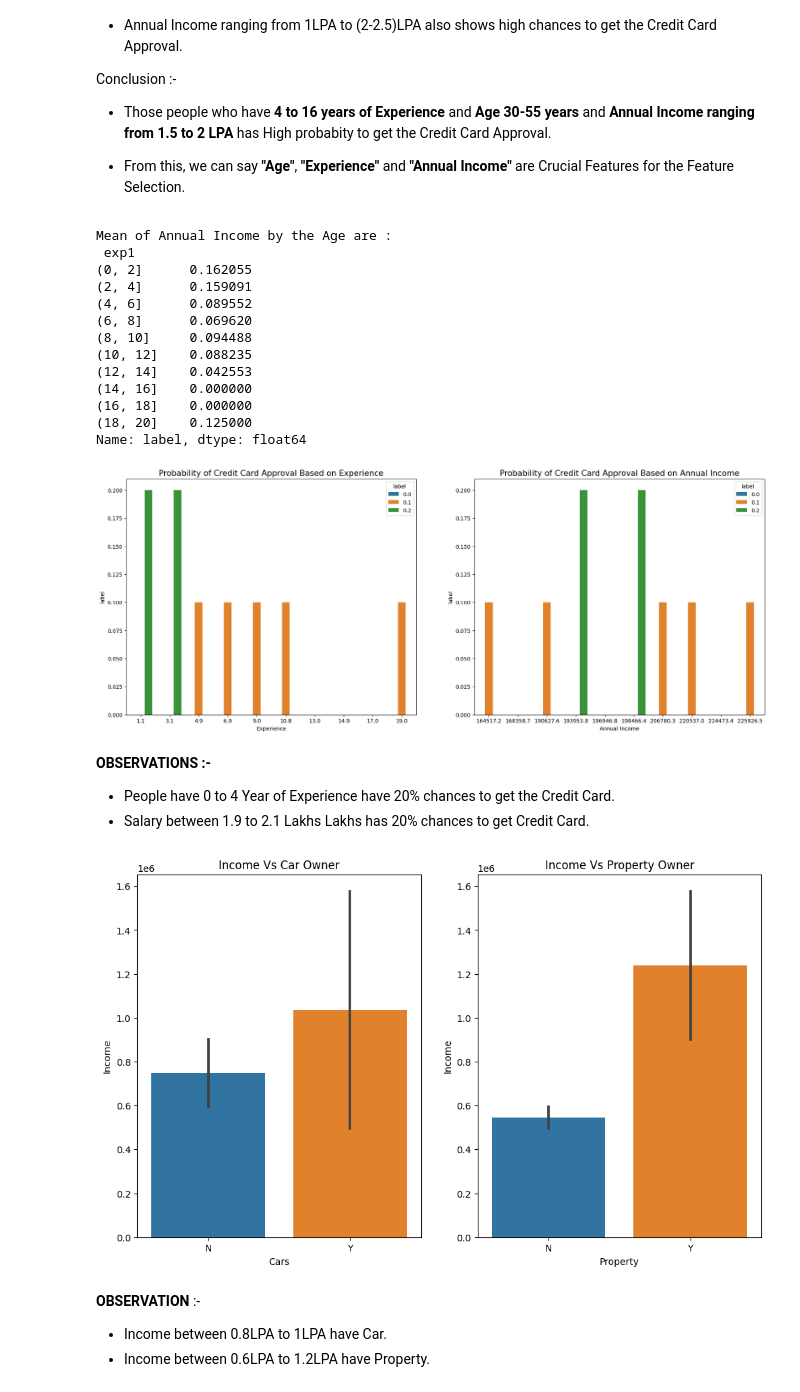
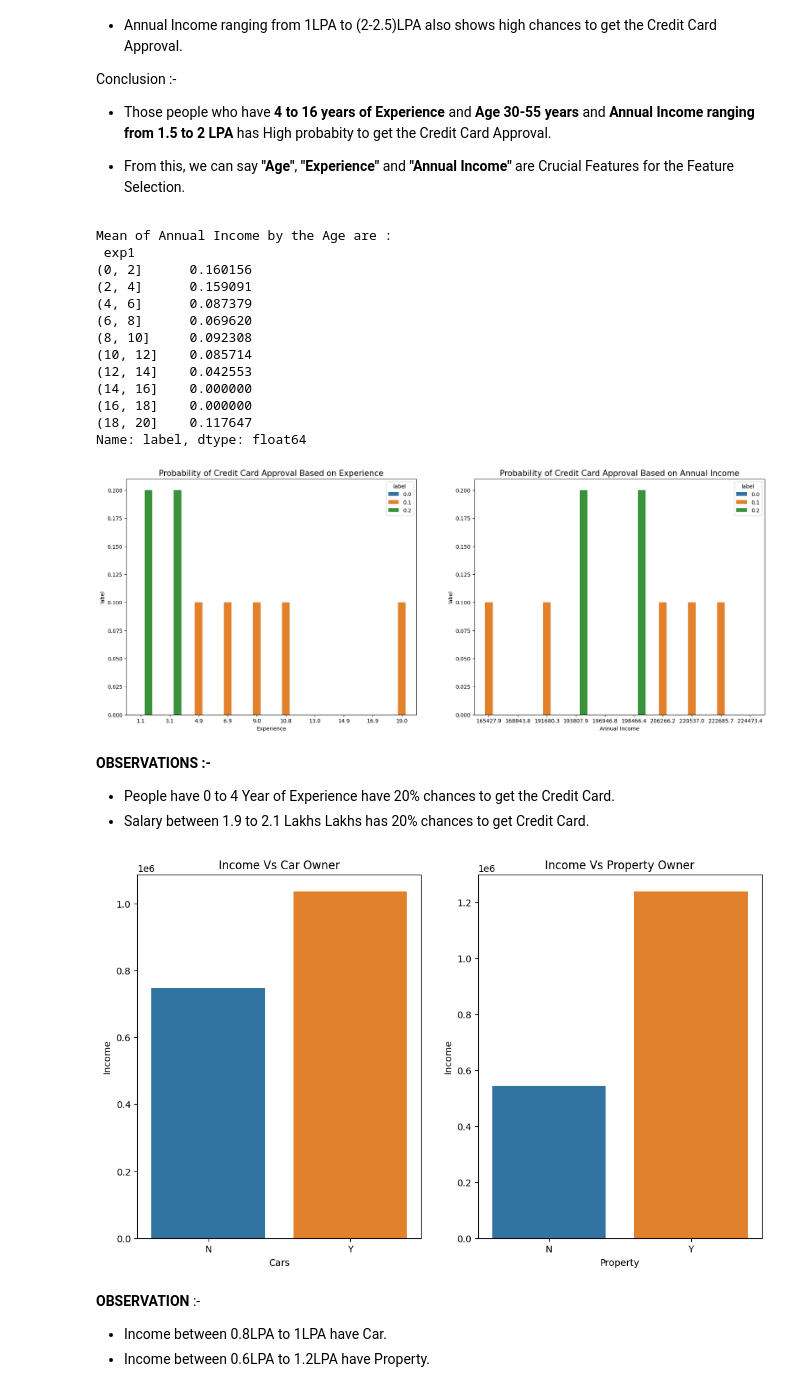
Before and after one commit to vishalsoni7575/Credit-Card-Approval-Prediction, a Jupyter notebook: FINAL_Credit_Card_Prediction.ipynb, the cells around one changed output. Cells and saved outputs as stored; diff of their text form; code cells hidden in the pictures.

```diff
--- a/FINAL_Credit_Card_Prediction.ipynb
+++ b/FINAL_Credit_Card_Prediction.ipynb
@@ -378,13 +384,14 @@ lower_exp = q1_exp - (1.5*iqr_exp)
 
 #Replacing outliers with NAN value.
 for i in df["Experience"]:
+  c1 = 0
   if i > upper_exp:
+    c1+=1
     df["Experience"].replace(i,np.nan, inplace = True)
+print("Outliers in Experience : ", c1)
 
 #As the data is skewed, we will replace NAN value with Median value.
-from sklearn.impute import SimpleImputer
-knn_imputer_exp = SimpleImputer(strategy='median')
-exp_reshape = np.array(df["Experience"]).reshape(-1, 1)
-df["Experience"] = knn_imputer_exp.fit_transform(exp_reshape)
+df["Experience"].fillna(df["Experience"].median(), inplace = True)
 sns.histplot(df["Experience"], kde = True)
+plt.show()
 # %% [output]
@@ -467,14 +470,10 @@ F    959
 M    559
 Name: GENDER, dtype: int64
 # %%
-#Importing SimpleImputer from sklearn
-from sklearn.impute import SimpleImputer
-
 # It is Categorical(Nominal) - Gender
-# Defining "Most Frequent" to Null values as it has less than 5% of values.
-mode_imputer_gender = SimpleImputer(strategy='most_frequent')
-gender_reshape = np.array(df["GENDER"]).reshape(-1, 1)
-df["GENDER"] = mode_imputer_gender.fit_transform(gender_reshape)
+# Defining "Most Frequent/Mode" to Null values as it has less than 5% of values.
+df["GENDER"].fillna(df["GENDER"].mode().values[0], inplace = True)
+#Plotting --> Gender
 sns.histplot(df["GENDER"])
 # %% [output]
 <Axes: xlabel='GENDER', ylabel='Count'>
@@ -586,17 +548,0 @@ plt.show()
-# %%
-q3_child = df["CHILDREN"].quantile(0.75)
-q1_child = df["CHILDREN"].quantile(0.25)
-iqr_child = q3_child - q1_child
-upper_child = q3_child + (1.5*iqr_child)
-lower_child = q1_child - (1.5*iqr_child)
-
-
-outier_child = 0
-for i in df["CHILDREN"]:
-  if i > upper_child:
-    outier_child+=1
-print("Total rows removed :",outier_child)
-
-
-df.drop(df[(df["CHILDREN"]>upper_child)].index, inplace=True)
-df.drop(df[(df["CHILDREN"]<lower_child)].index, inplace=True)
@@ -799,18 +744,18 @@ plt.show()
 # %% [output]
 Mean of Annual Income by the Age are :
  exp1
-(0, 2]      0.162055
+(0, 2]      0.160156
 (2, 4]      0.159091
-(4, 6]      0.089552
+(4, 6]      0.087379
 (6, 8]      0.069620
-(8, 10]     0.094488
-(10, 12]    0.088235
+(8, 10]     0.092308
+(10, 12]    0.085714
 (12, 14]    0.042553
 (14, 16]    0.000000
 (16, 18]    0.000000
-(18, 20]    0.125000
+(18, 20]    0.117647
 Name: label, dtype: float64
-[figure, old version]
+[figure, new version]
 # %% [markdown]
 **OBSERVATIONS :-**
 * People have 0 to 4 Year of Experience have 20% chances to get the Credit Card.
@@ -818,21 +763,21 @@ Name: label, dtype: float64
 # %%
 cat1 = df[["Car_Owner","Propert_Owner", "Income_1"]].groupby(['Car_Owner','Propert_Owner'], as_index=False).agg({'Income_1':'count','Income_1':'max'})
 
 plt.figure(figsize = (25,7))
 plt.subplot(1, 4, 1)
-sns.barplot(x= "Car_Owner", y = "Income_1", data = cat1)
+sns.barplot(x= "Car_Owner", y = "Income_1", data = cat1, ci = None)
 plt.title("Income Vs Car Owner")
 plt.xlabel("Cars")
 plt.ylabel("Income")
 
 plt.subplot(1, 4, 2)
-sns.barplot(x = "Propert_Owner", y = "Income_1", data = cat1)
+sns.barplot(x = "Propert_Owner", y = "Income_1", data = cat1, ci = None)
 plt.title("Income Vs Property Owner")
 plt.xlabel("Property")
 plt.ylabel("Income")
 plt.show()
 # %% [output]
-[figure, old version]
+[figure, new version]
 # %% [markdown]
 **OBSERVATION** :-
 * Income between 0.8LPA to 1LPA have Car.
```
Also changed, not shown: parts of 100 cells of this notebook.
